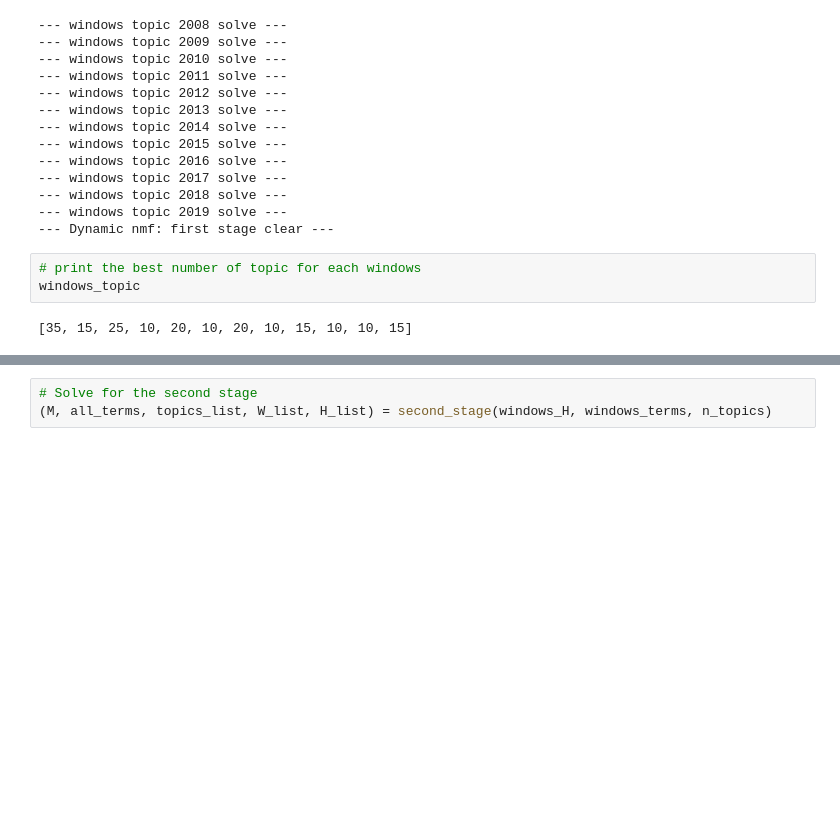
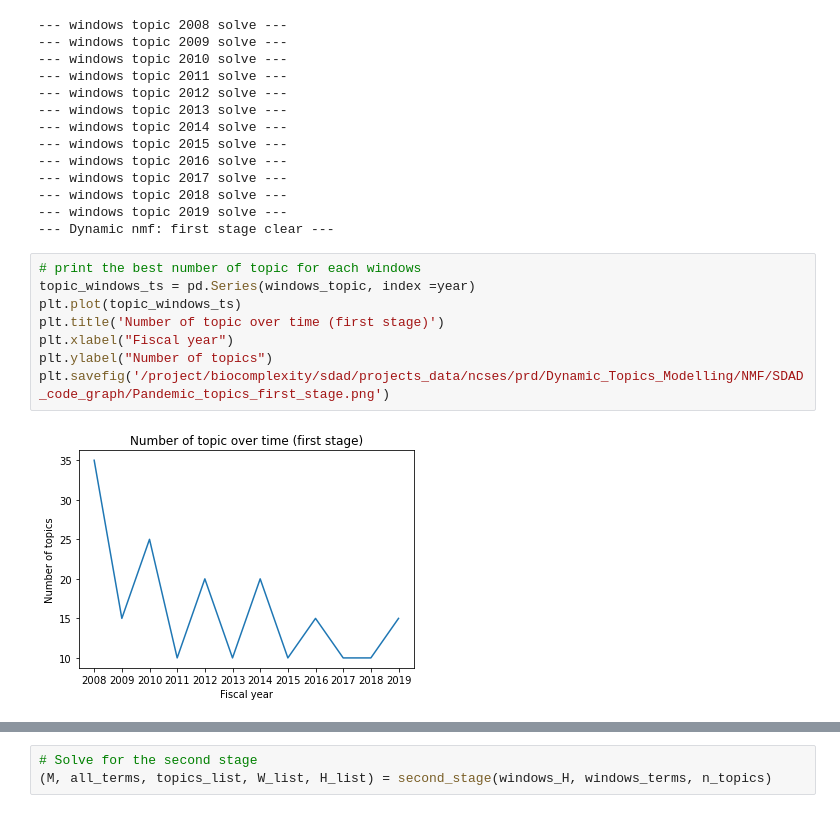
Before and after one commit to uva-bi-sdad/publicrd, a Jupyter notebook: src/Dynamic_Topic_Modelling/DTM_nmf/SDAD_code/pandemic_case_study/dtm-nmf-coronavirus_case.ipynb, the cells around one changed output, grey strips where cells are left out. Cells and saved outputs as stored; diff of their text form; blank space fills up the shorter version.

```diff
--- a/src/Dynamic_Topic_Modelling/DTM_nmf/SDAD_code/pandemic_case_study/dtm-nmf-coronavirus_case.ipynb
+++ b/src/Dynamic_Topic_Modelling/DTM_nmf/SDAD_code/pandemic_case_study/dtm-nmf-coronavirus_case.ipynb
@@ -375,11 +375,16 @@ n_topics = list(range(10,41,5))
 --- windows topic 2018 solve ---
 --- windows topic 2019 solve ---
 --- Dynamic nmf: first stage clear ---
-# %%
-# print the best number of topic for each windows
-windows_topic
-# %% [output]
-[35, 15, 25, 10, 20, 10, 20, 10, 15, 10, 10, 15]
+# %%
+# print the best number of topic for each windows
+topic_windows_ts = pd.Series(windows_topic, index =year)
+plt.plot(topic_windows_ts)
+plt.title('Number of topic over time (first stage)')
+plt.xlabel("Fiscal year")
+plt.ylabel("Number of topics")
+plt.savefig('/project/biocomplexity/sdad/projects_data/ncses/prd/Dynamic_Topics_Modelling/NMF/SDAD_code_graph/Pandemic_topics_first_stage.png')
+# %% [output]
+[figure, added]
 # %%
 # Print the coherence at the first stage
 coherence_windows_ts = pd.Series(windows_coherence, index =year)
```
Also changed, not shown: parts of 6 cells of this notebook, 23 other files.
